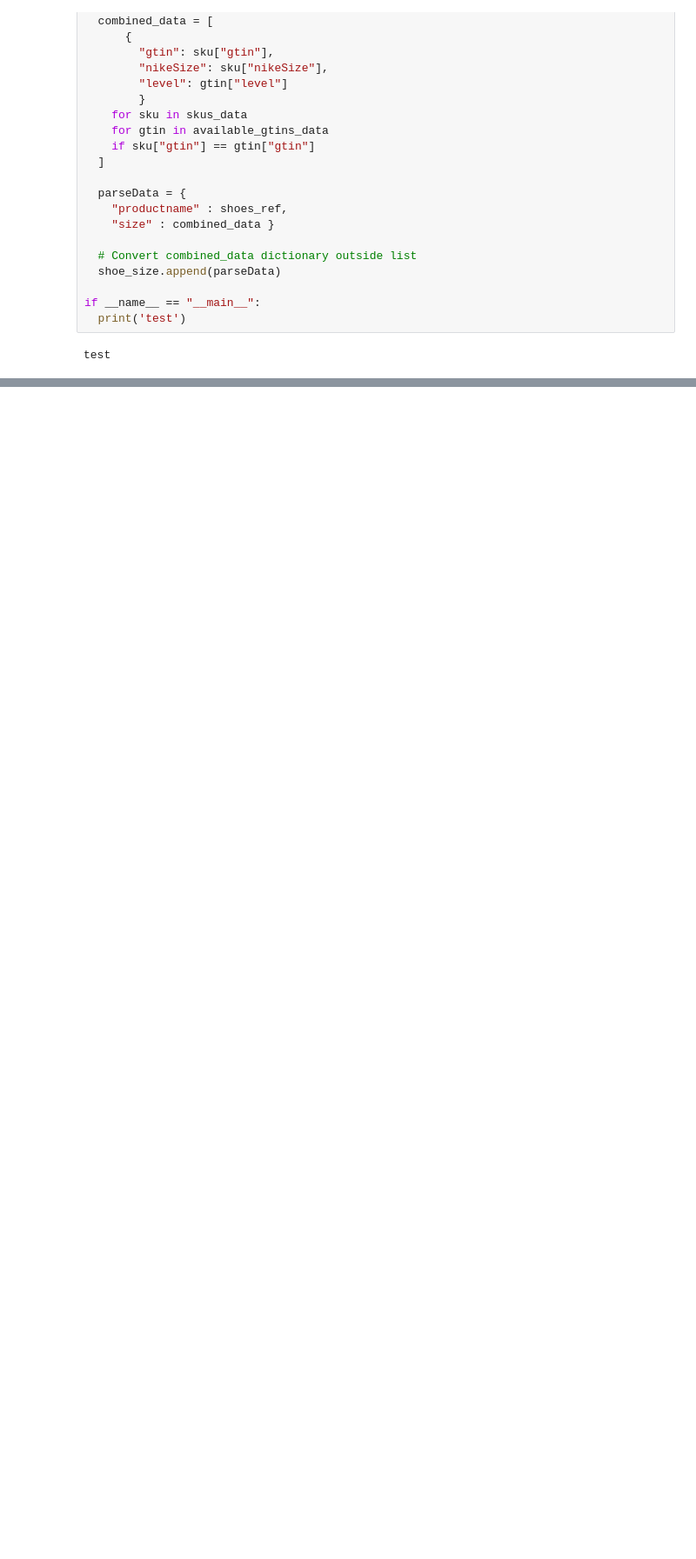
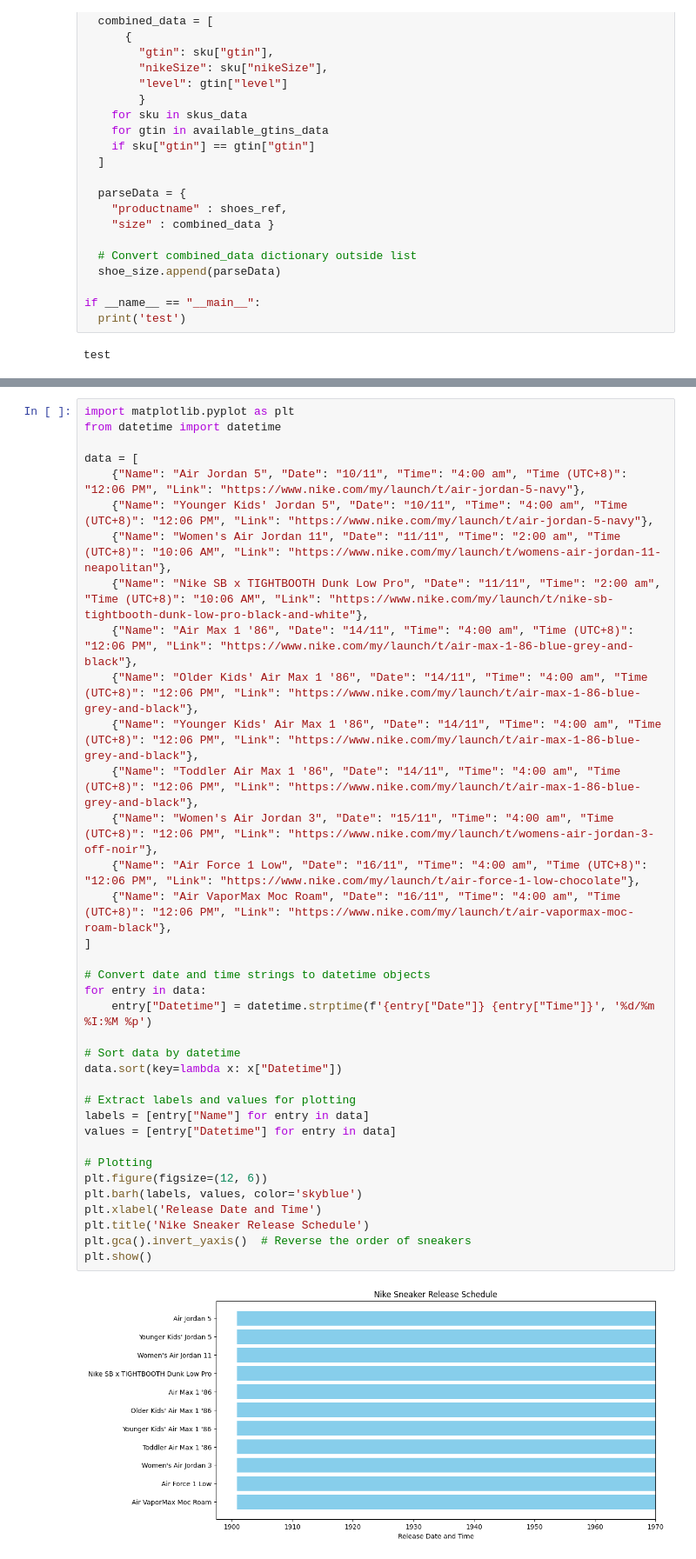
Before and after one commit to wenxuangithub/random-topics, a Jupyter notebook: NikeSNKRS_Scraper.ipynb, the cells around one changed output, grey strips where cells are left out. Shown: that part at 87% size. Saved outputs shown, nothing was run; the diff lists cells and outputs as text; blank space fills up the shorter version.

```diff
--- a/NikeSNKRS_Scraper.ipynb
+++ b/NikeSNKRS_Scraper.ipynb
@@ -587,0 +614,38 @@ test
+# %%
+import matplotlib.pyplot as plt
+from datetime import datetime
+
+data = [
+    {"Name": "Air Jordan 5", "Date": "10/11", "Time": "4:00 am", "Time (UTC+8)": "12:06 PM", "Link": "https://www.nike.com/my/launch/t/air-jordan-5-navy"},
+    {"Name": "Younger Kids' Jordan 5", "Date": "10/11", "Time": "4:00 am", "Time (UTC+8)": "12:06 PM", "Link": "https://www.nike.com/my/launch/t/air-jordan-5-navy"},
+    {"Name": "Women's Air Jordan 11", "Date": "11/11", "Time": "2:00 am", "Time (UTC+8)": "10:06 AM", "Link": "https://www.nike.com/my/launch/t/womens-air-jordan-11-neapolitan"},
+    {"Name": "Nike SB x TIGHTBOOTH Dunk Low Pro", "Date": "11/11", "Time": "2:00 am", "Time (UTC+8)": "10:06 AM", "Link": "https://www.nike.com/my/launch/t/nike-sb-tightbooth-dunk-low-pro-black-and-white"},
+    {"Name": "Air Max 1 '86", "Date": "14/11", "Time": "4:00 am", "Time (UTC+8)": "12:06 PM", "Link": "https://www.nike.com/my/launch/t/air-max-1-86-blue-grey-and-black"},
+    {"Name": "Older Kids' Air Max 1 '86", "Date": "14/11", "Time": "4:00 am", "Time (UTC+8)": "12:06 PM", "Link": "https://www.nike.com/my/launch/t/air-max-1-86-blue-grey-and-black"},
+    {"Name": "Younger Kids' Air Max 1 '86", "Date": "14/11", "Time": "4:00 am", "Time (UTC+8)": "12:06 PM", "Link": "https://www.nike.com/my/launch/t/air-max-1-86-blue-grey-and-black"},
+    {"Name": "Toddler Air Max 1 '86", "Date": "14/11", "Time": "4:00 am", "Time (UTC+8)": "12:06 PM", "Link": "https://www.nike.com/my/launch/t/air-max-1-86-blue-grey-and-black"},
+    {"Name": "Women's Air Jordan 3", "Date": "15/11", "Time": "4:00 am", "Time (UTC+8)": "12:06 PM", "Link": "https://www.nike.com/my/launch/t/womens-air-jordan-3-off-noir"},
+    {"Name": "Air Force 1 Low", "Date": "16/11", "Time": "4:00 am", "Time (UTC+8)": "12:06 PM", "Link": "https://www.nike.com/my/launch/t/air-force-1-low-chocolate"},
+    {"Name": "Air VaporMax Moc Roam", "Date": "16/11", "Time": "4:00 am", "Time (UTC+8)": "12:06 PM", "Link": "https://www.nike.com/my/launch/t/air-vapormax-moc-roam-black"},
+]
+
+# Convert date and time strings to datetime objects
+for entry in data:
+    entry["Datetime"] = datetime.strptime(f'{entry["Date"]} {entry["Time"]}', '%d/%m %I:%M %p')
+
+# Sort data by datetime
+data.sort(key=lambda x: x["Datetime"])
+
+# Extract labels and values for plotting
+labels = [entry["Name"] for entry in data]
+values = [entry["Datetime"] for entry in data]
+
+# Plotting
+plt.figure(figsize=(12, 6))
+plt.barh(labels, values, color='skyblue')
+plt.xlabel('Release Date and Time')
+plt.title('Nike Sneaker Release Schedule')
+plt.gca().invert_yaxis()  # Reverse the order of sneakers
+plt.show()
+# %% [output]
+[figure, added]
```
Also changed, not shown: parts of 6 cells of this notebook.
